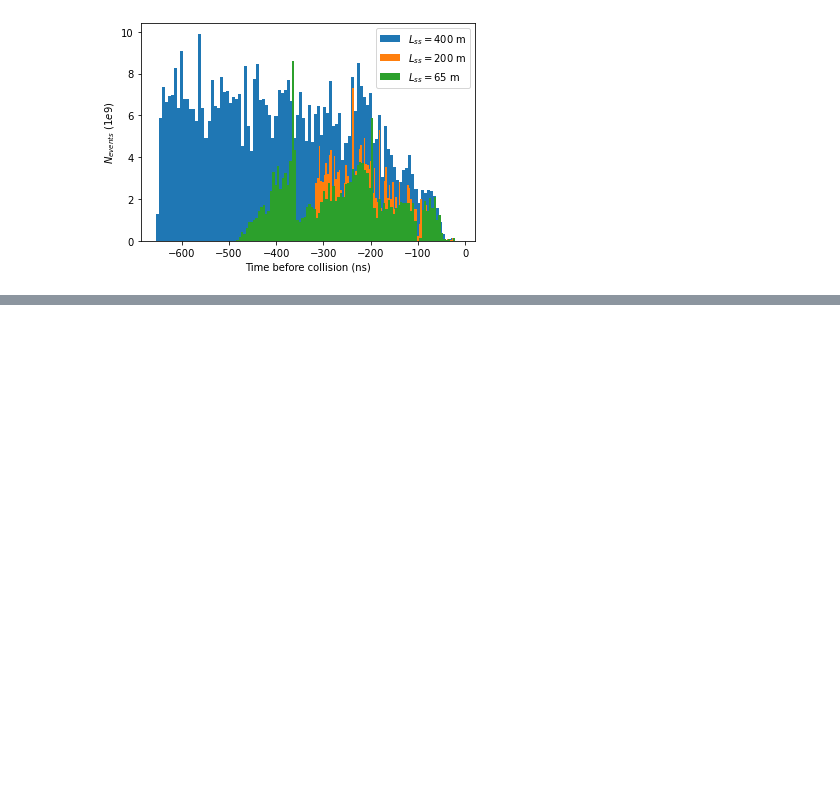
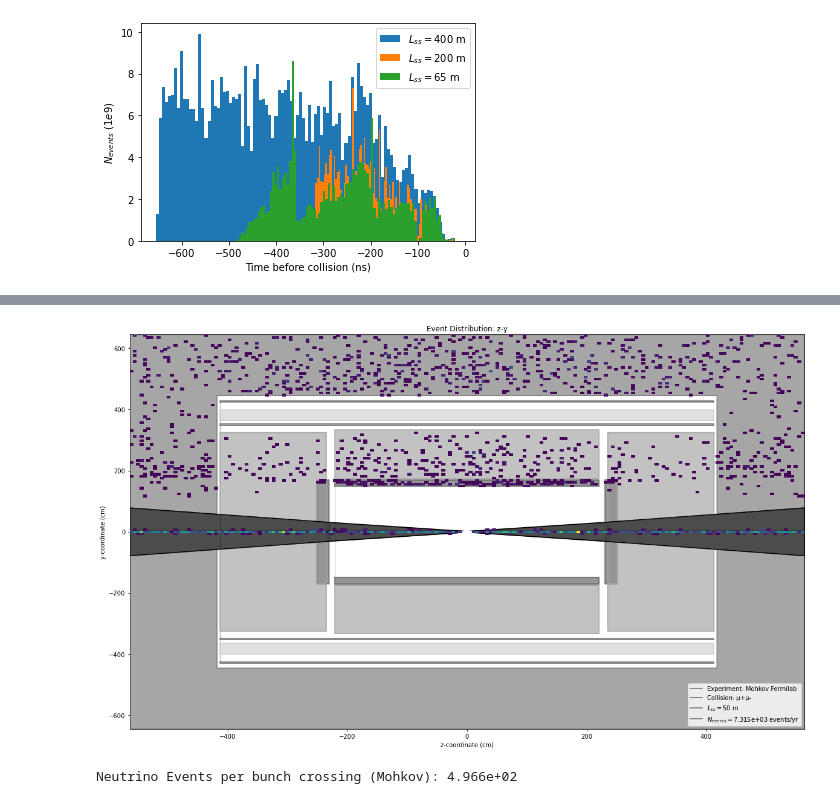
Before and after one commit to mhostert/BIN_MC, a Jupyter notebook: events.ipynb, the cells around one changed output, grey strips where cells are left out. Cells and saved outputs as stored; diff of their text form; code cells hidden in the pictures; blank space fills up the shorter version.

```diff
--- a/events.ipynb
+++ b/events.ipynb
@@ -100,0 +129,6 @@ event_timing(sims5, fs = None, legend =True, title = 0,savefig ='plots_Luc/paper
+# %%
+cc = SimulateDecays('mohkov', N_evals = 1e5)
+Lss = 50
+geom = "det_v2"
+collision = 'mu+mu-'
+sims = SimulateDetector(cc, geom, particle = None, Lss = Lss).run(show_components = 1, show_time = 0, collision = collision)
@@ -100,0 +150,9 @@ event_timing(sims5, fs = None, legend =True, title = 0,savefig ='plots_Luc/paper
+# %%
+plot(sims)
+# %% [output]
+[figure, added]
+# %%
+#so about 7500 events; frep is 15 Hz, so..
+print(f"Neutrino Events per bunch crossing (Mohkov): {sims[0].tc/15:.3e}")
+# %% [output]
+Neutrino Events per bunch crossing (Mohkov): 4.966e+02
```
Also changed, not shown: parts of 14 cells of this notebook, 6 other files.
